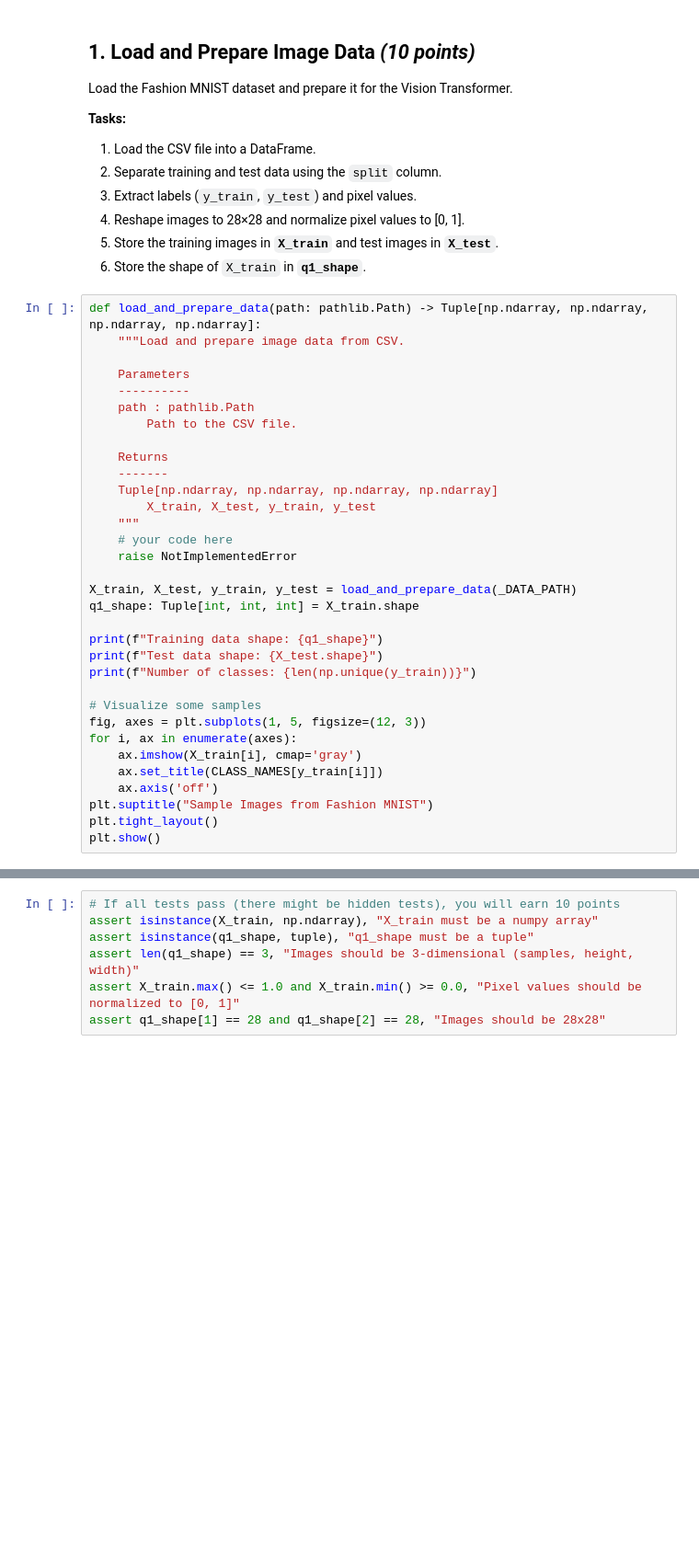
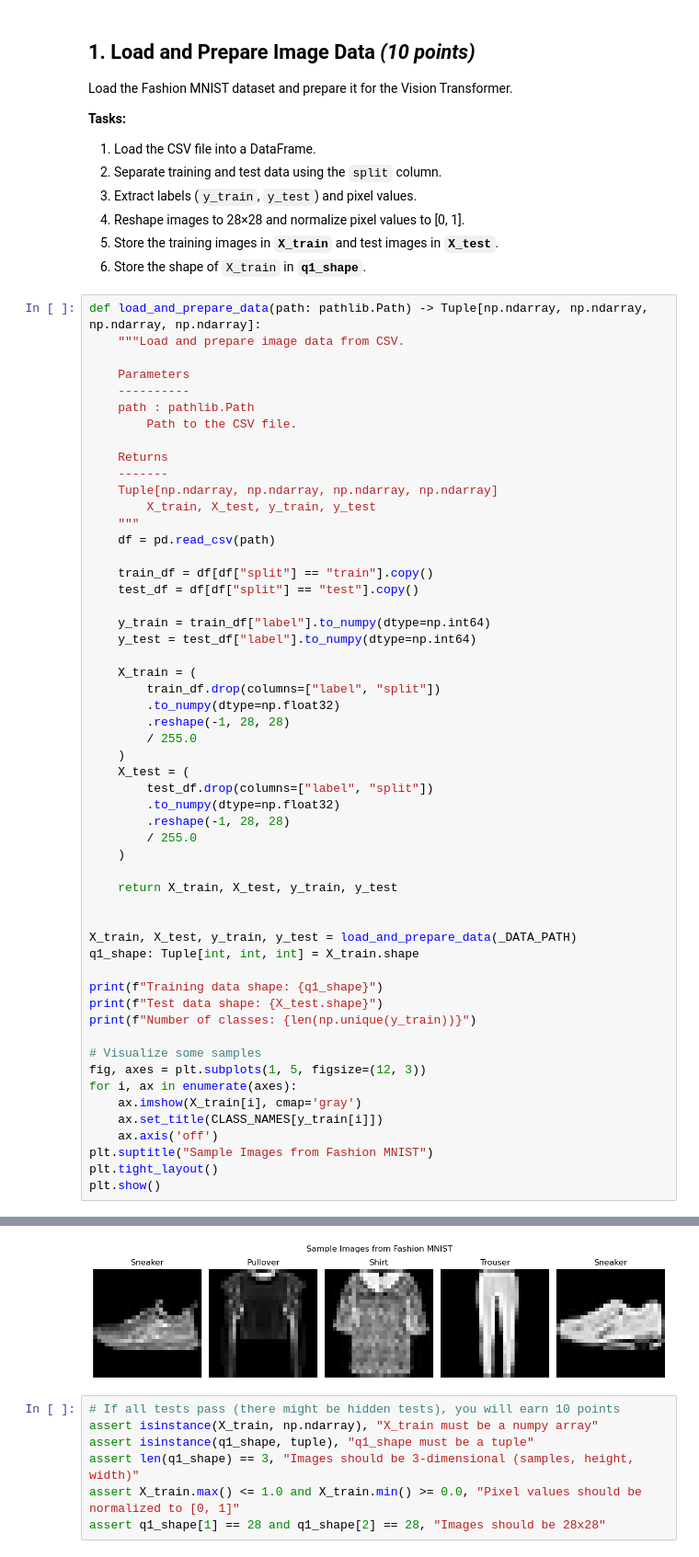
Before and after one commit to gareytwin1/intro-to-deep-learning, a Jupyter notebook: module5/c3_w5.ipynb, the cells around one changed output, grey strips where cells are left out. Shown at 92% size. Drawn from its saved outputs; the diff is of its cells as text; blank space fills up the shorter version.

```diff
--- a/module5/c3_w5.ipynb
+++ b/module5/c3_w5.ipynb
@@ -84,8 +84,29 @@ def load_and_prepare_data(path: pathlib.Path) -> Tuple[np.ndarray, np.ndarray, n
     Tuple[np.ndarray, np.ndarray, np.ndarray, np.ndarray]
         X_train, X_test, y_train, y_test
     """
-    # your code here
-    raise NotImplementedError
+    df = pd.read_csv(path)
+
+    train_df = df[df["split"] == "train"].copy()
+    test_df = df[df["split"] == "test"].copy()
+
+    y_train = train_df["label"].to_numpy(dtype=np.int64)
+    y_test = test_df["label"].to_numpy(dtype=np.int64)
+
+    X_train = (
+        train_df.drop(columns=["label", "split"])
+        .to_numpy(dtype=np.float32)
+        .reshape(-1, 28, 28)
+        / 255.0
+    )
+    X_test = (
+        test_df.drop(columns=["label", "split"])
+        .to_numpy(dtype=np.float32)
+        .reshape(-1, 28, 28)
+        / 255.0
+    )
+
+    return X_train, X_test, y_train, y_test
+
 
 X_train, X_test, y_train, y_test = load_and_prepare_data(_DATA_PATH)
 q1_shape: Tuple[int, int, int] = X_train.shape
@@ -103,3 +124,4 @@ for i, ax in enumerate(axes):
 plt.suptitle("Sample Images from Fashion MNIST")
 plt.tight_layout()
 plt.show()
+# %% [output]
@@ -106,3 +131,4 @@ plt.show()
+[figure, added]
 # %%
 # If all tests pass (there might be hidden tests), you will earn 10 points
 assert isinstance(X_train, np.ndarray), "X_train must be a numpy array"
```
Also changed, not shown: parts of 13 cells of this notebook.
